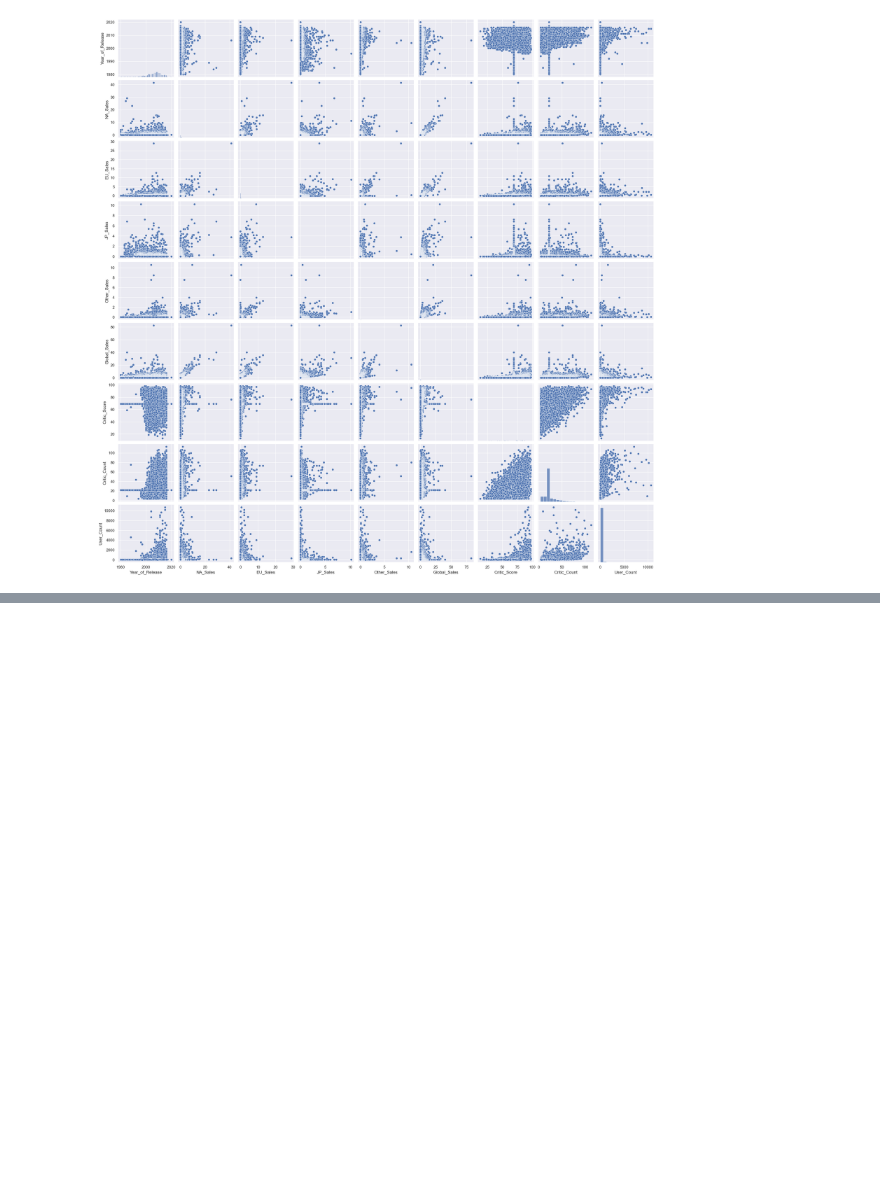
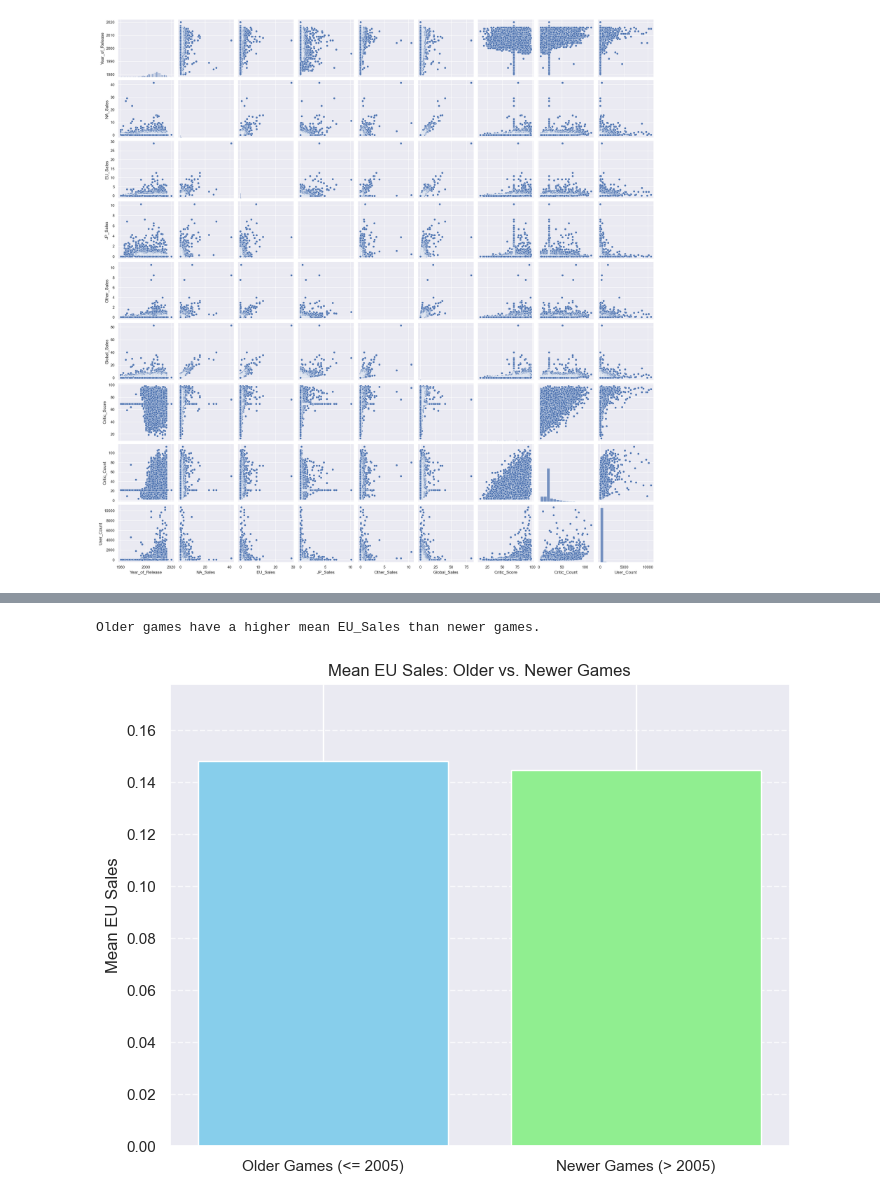
Before and after one commit to ashammar1/Data-Visualisation, a Jupyter notebook: Alaa_Shammary_DVisualHDip_CA1.ipynb, the cells around one changed output, grey strips where cells are left out. Cells and saved outputs as stored; diff of their text form; code cells hidden in the pictures; blank space fills up the shorter version.

```diff
--- a/Alaa_Shammary_DVisualHDip_CA1.ipynb
+++ b/Alaa_Shammary_DVisualHDip_CA1.ipynb
@@ -211,0 +252,19 @@ sns.histplot(data=top_4_df, x='Genre', discrete=True, shrink=.8)
+# %%
+if mean_eu_sales_old > mean_eu_sales_new:
+    print("Older games have a higher mean EU_Sales than newer games.")
+elif mean_eu_sales_old < mean_eu_sales_new:
+    print("Newer games have a higher mean EU_Sales than older games.")
+else:
+    print("The mean EU_Sales for older and newer games are the same.")
+# %% [output]
+Older games have a higher mean EU_Sales than newer games.
+# %%
+plt.figure(figsize=(8, 6))
+plt.bar(['Older Games (<= 2005)', 'Newer Games (> 2005)'], [mean_eu_sales_older, mean_eu_sales_newer], color=['skyblue', 'lightgreen'])
+plt.title('Mean EU Sales: Older vs. Newer Games')
+plt.ylabel('Mean EU Sales')
+plt.ylim(0, max(mean_eu_sales_older, mean_eu_sales_newer) * 1.2)
+plt.grid(axis='y', linestyle='--', alpha=0.7)
+plt.show()
+# %% [output]
+[figure, added]
```
Also changed, not shown: parts of 24 cells of this notebook.
